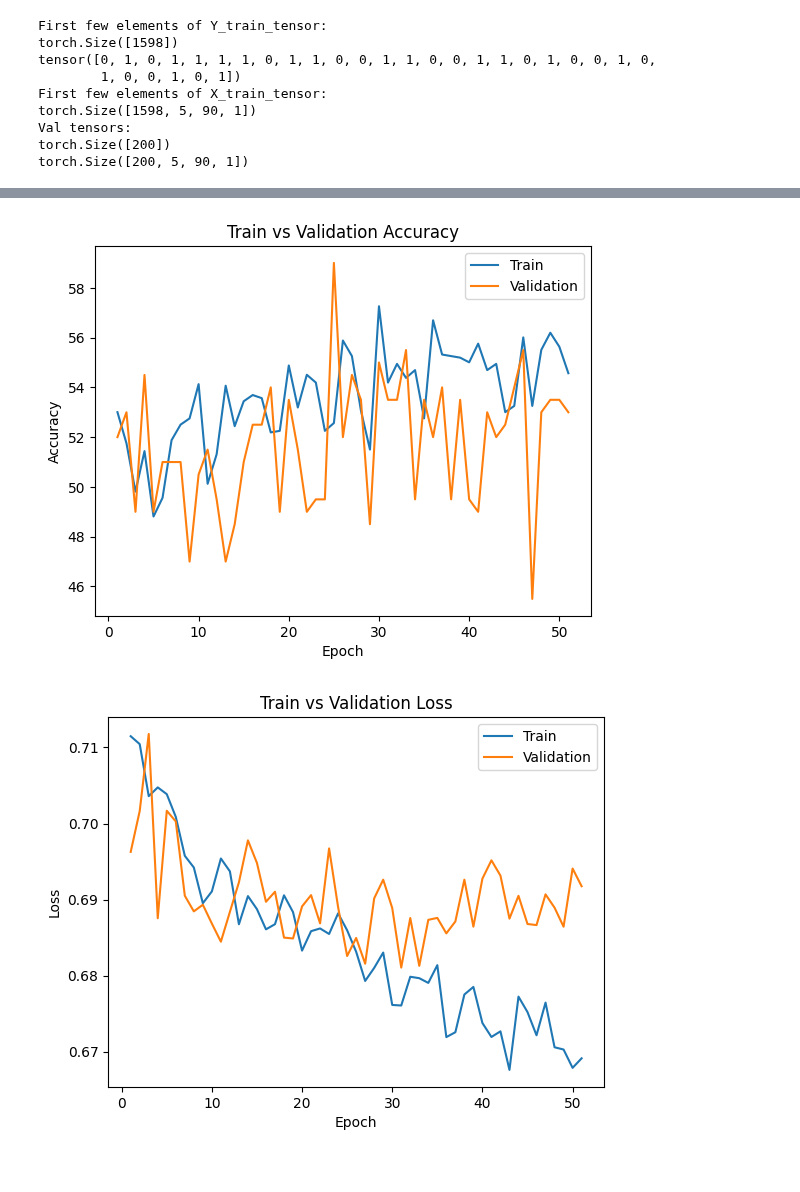
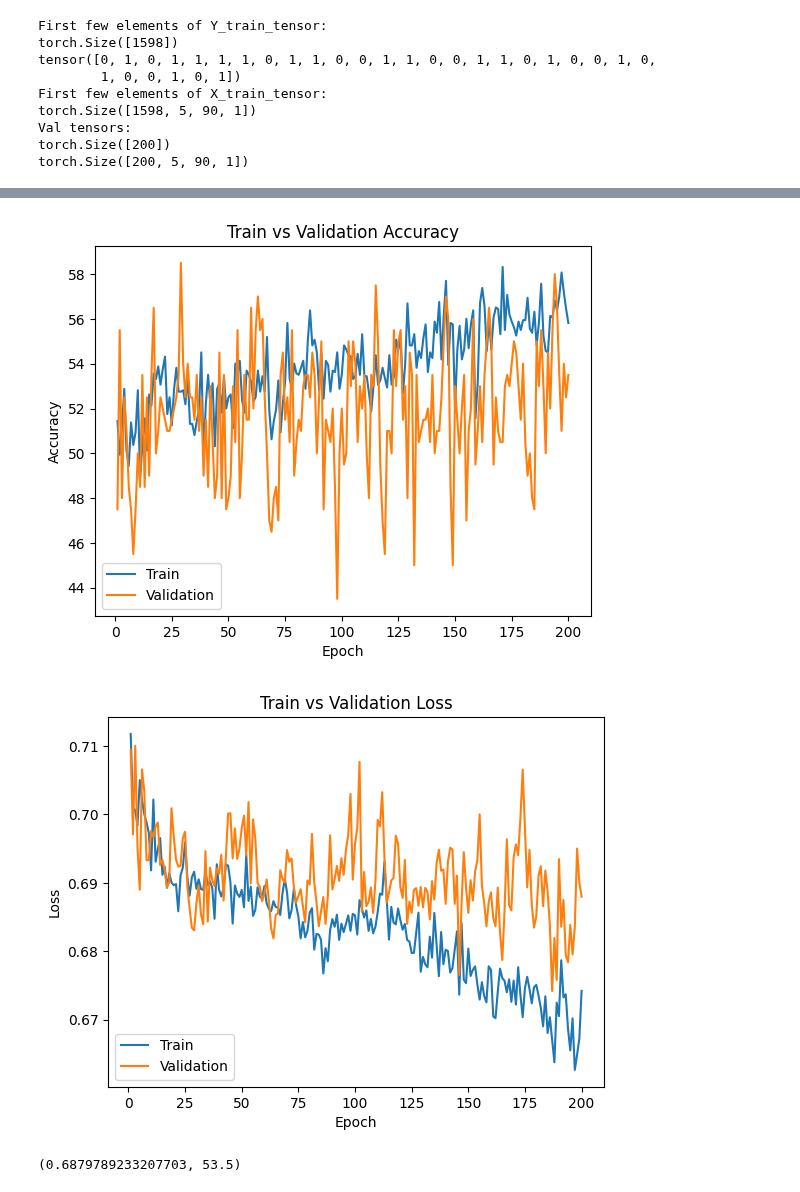
Before and after one commit to antoinevilain001/aps360project, a Jupyter notebook: antoine/cnn3.ipynb, the cells around one changed output, grey strips where cells are left out. Cells and saved outputs as stored; diff of their text form; code cells hidden in the pictures.

Commit message:
after a lot of epochs model is consistently above 50%

```diff
--- a/antoine/cnn3.ipynb
+++ b/antoine/cnn3.ipynb
@@ -239,6 +239,6 @@ val_loader = DataLoader(val_dataset, batch_size=batch_size, shuffle=False)
 
 # Train Model
 #my_model = train_and_validate(model=my_model, train_loader=sanity_loader, val_loader=sanity_loader, epochs=100, patience=100)
-my_model = train_and_validate(model=my_model, train_loader=train_loader, val_loader=val_loader, epochs=200, patience=20, print_every=1)
+my_model = train_and_validate(model=my_model, train_loader=train_loader, val_loader=val_loader, epochs=200, patience=100, print_every=1)
 # %% [output]
 Epoch [1/200]
@@ -260,6 +260,31 @@ Early stopping triggered after 51 epochs!
 Loaded best model with lowest validation loss.
-[figure, old version]
+[figure, new version]
-[figure, old version]
+[figure, new version]
+# %%
+def evaluate_model(model, val_loader):
+    criterion = nn.BCEWithLogitsLoss()
+    model.eval()
+    val_loss = 0.0
+    val_correct = 0
+    val_total = 0
+    with torch.no_grad():
+        for inputs, labels in val_loader:
+            outputs = model(inputs)
+            labels = labels.view(-1, 1).float()
+            loss = criterion(outputs, labels)
+
+            val_loss += loss.item()
+            predicted = torch.round(torch.sigmoid(outputs))
+            val_correct += (predicted == labels).sum().item()
+            val_total += labels.size(0)
+
+    avg_val_loss = val_loss / len(val_loader)
+    val_accuracy = 100 * val_correct / val_total
+    return (avg_val_loss, val_accuracy)
+
+evaluate_model(my_model, val_loader)
+# %% [output]
+(0.6879789233207703, 53.5)
 # %%
 '''
 Best models so far
```
Also changed, not shown: parts of 1 cell of this notebook.
